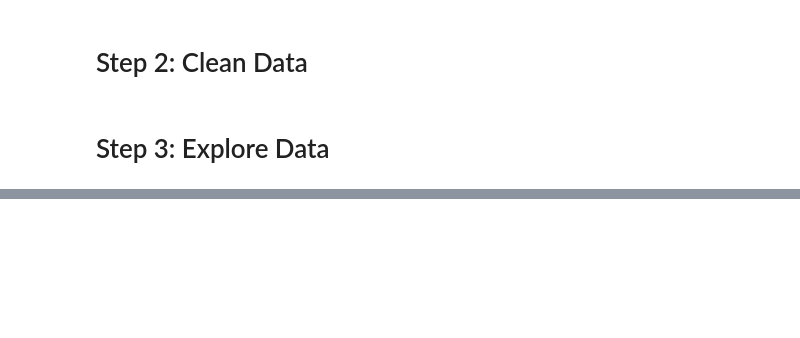
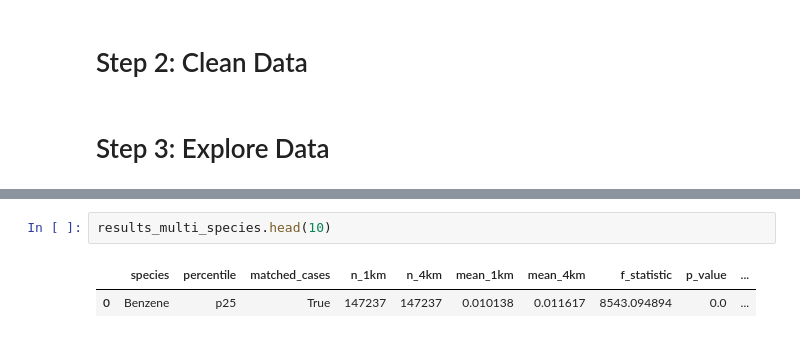
Before and after one commit to npr99/integrate_people_theme1_cookbook, a Jupyter notebook: ip1_3bv1_peopleair.ipynb, the cells around one changed output, grey strips where cells are left out. Cells and saved outputs as stored; diff of their text form; blank space fills up the shorter version.

```diff
--- a/ip1_3bv1_peopleair.ipynb
+++ b/ip1_3bv1_peopleair.ipynb
@@ -281,0 +395,5 @@ hua_with_grid.to_csv(savefile_path, index=False)
+# %%
+results_multi_species.head(10)
+# %% [output]
+|  | species | percentile | matched_cases | n_1km | n_4km | mean_1km | mean_4km | f_statistic | p_value | ... |
+| 0 | Benzene | p25 | True | 147237 | 147237 | 0.010138 | 0.011617 | 8543.094894 | 0.0 | ... |
```
Also changed, not shown: parts of 27 cells of this notebook, 3 other files.
